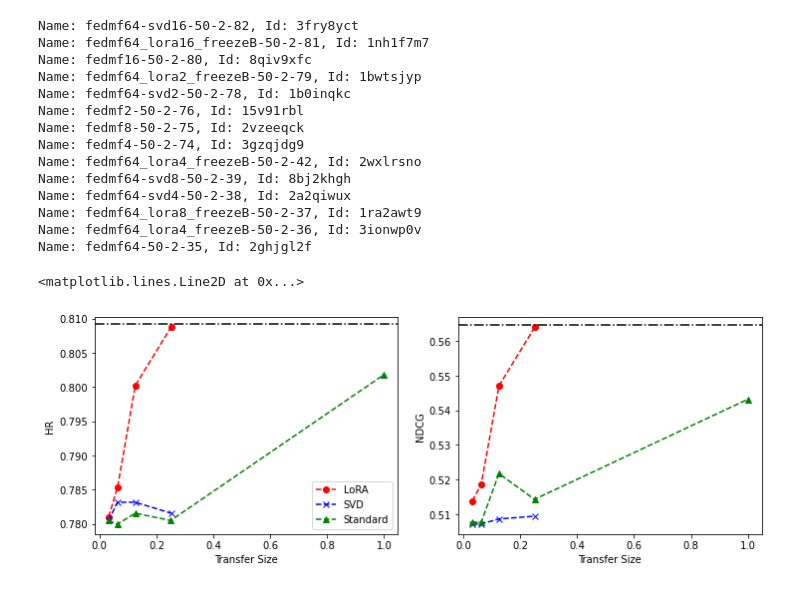
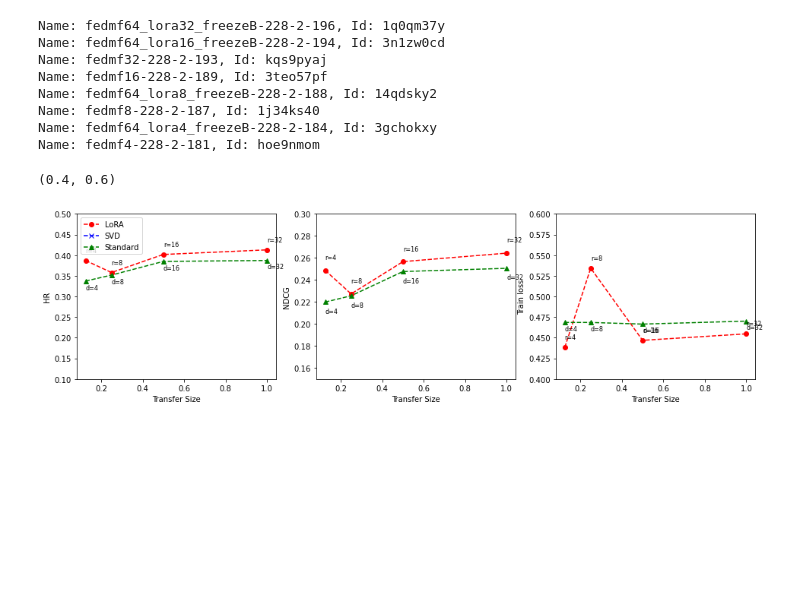
Before and after one commit to tienvu95/LoRA-FedRec, a Jupyter notebook: FedNCF/notebooks/WandbViz.ipynb, the cells around one changed output. Cells and saved outputs as stored; diff of their text form; code cells hidden in the pictures; blank space fills up the shorter version.

Commit message:
feat: standard training test

```diff
--- a/FedNCF/notebooks/WandbViz.ipynb
+++ b/FedNCF/notebooks/WandbViz.ipynb
@@ -26,6 +33,8 @@ update_numels = []
 all_HR = []
 all_NDCG = []
 all_loss = []
+
+histories = {}
 
 for run in runs:
     print("Name: {}, Id: {}".format(run.name, run.id))
@@ -38,23 +47,19 @@ for run in runs:
         svd_runs.append(run)
     else:
         normal_runs.append(run)
+        run.history()
     update_numels.append(run.summary['update_numel'])
-    all_HR.append(run.history()['HR'].max())
-    all_NDCG.append(run.history()['NDCG'].max())
-    all_loss.append(run.history()['train_loss'].min())
+    histories[run.name] = run.history()
+    # all_HR.append(run.history()['HR'].max())
+    # all_NDCG.append(run.history()['NDCG'].max())
+    # all_loss.append(run.history()['train_loss'].min())
 # %% [output]
-Name: fedmf64-svd16-50-2-82, Id: 3fry8yct
-Name: fedmf64_lora16_freezeB-50-2-81, Id: 1nh1f7m7
-Name: fedmf16-50-2-80, Id: 8qiv9xfc
-Name: fedmf64_lora2_freezeB-50-2-79, Id: 1bwtsjyp
-Name: fedmf64-svd2-50-2-78, Id: 1b0inqkc
-Name: fedmf2-50-2-76, Id: 15v91rbl
-Name: fedmf8-50-2-75, Id: 2vzeeqck
-Name: fedmf4-50-2-74, Id: 3gzqjdg9
-Name: fedmf64_lora4_freezeB-50-2-42, Id: 2wxlrsno
-Name: fedmf64-svd8-50-2-39, Id: 8bj2khgh
-Name: fedmf64-svd4-50-2-38, Id: 2a2qiwux
-Name: fedmf64_lora8_freezeB-50-2-37, Id: 1ra2awt9
-Name: fedmf64_lora4_freezeB-50-2-36, Id: 3ionwp0v
-Name: fedmf64-50-2-35, Id: 2ghjgl2f
+Name: fedmf64_lora32_freezeB-228-2-196, Id: 1q0qm37y
+Name: fedmf64_lora16_freezeB-228-2-194, Id: 3n1zw0cd
+Name: fedmf32-228-2-193, Id: kqs9pyaj
+Name: fedmf16-228-2-189, Id: 3teo57pf
+Name: fedmf64_lora8_freezeB-228-2-188, Id: 14qdsky2
+Name: fedmf8-228-2-187, Id: 1j34ks40
+Name: fedmf64_lora4_freezeB-228-2-184, Id: 3gchokxy
+Name: fedmf4-228-2-181, Id: hoe9nmom
 # %%
@@ -73,29 +92,32 @@ def scatter_plot(ax, runs, metric, label=None, marker='o', linestyle='dashed', c
     ax.plot(x, y, label=label, marker=marker, linestyle=linestyle, color=color)
 # %%
-fig, axes = plt.subplots(1, 2, figsize=(12, 4))
-scatter_plot(axes[0], lora_runs, 'HR', label='LoRA', marker='o', linestyle='dashed', color='red', rescale_x=max(update_numels))
-scatter_plot(axes[0], svd_runs, 'HR', label='SVD', marker='x', linestyle='dashed', color='blue', rescale_x=max(update_numels))
-scatter_plot(axes[0], normal_runs, 'HR', label='Standard', marker='^', linestyle='dashed', color='green', rescale_x=max(update_numels))
+fig, axes = plt.subplots(1, 3, figsize=(16, 4))
+scatter_plot(axes[0], lora_runs, 'HR', label='LoRA', marker='o', linestyle='dashed', color='red', rescale_x=max(update_numels), text_offset=0.02)
+scatter_plot(axes[0], svd_runs, 'HR', label='SVD', marker='x', linestyle='dashed', color='blue', rescale_x=max(update_numels), text_offset=0.02)
+scatter_plot(axes[0], normal_runs, 'HR', label='Standard', marker='^', linestyle='dashed', color='green', rescale_x=max(update_numels), text_offset=0.02)
 axes[0].set_xlabel('Transfer Size')
 axes[0].set_ylabel('HR')
 axes[0].legend()
-axes[0].axhline(y=max(all_HR), color='black', linestyle='-.')
+axes[0].set_ylim([0.1, 0.5])
+# axes[0].axhline(y=max(all_HR), color='black', linestyle='-.')
 
-scatter_plot(axes[1], lora_runs, 'NDCG', label='LoRA', marker='o', linestyle='dashed', color='red', rescale_x=max(update_numels))
-scatter_plot(axes[1], svd_runs, 'NDCG', label='SVD', marker='x', linestyle='dashed', color='blue', rescale_x=max(update_numels))
-scatter_plot(axes[1], normal_runs, 'NDCG', label='Standard', marker='^', linestyle='dashed', color='green', rescale_x=max(update_numels))
+scatter_plot(axes[1], lora_runs, 'NDCG', label='LoRA', marker='o', linestyle='dashed', color='red', rescale_x=max(update_numels), text_offset=0.01)
+scatter_plot(axes[1], svd_runs, 'NDCG', label='SVD', marker='x', linestyle='dashed', color='blue', rescale_x=max(update_numels), text_offset=0.01)
+scatter_plot(axes[1], normal_runs, 'NDCG', label='Standard', marker='^', linestyle='dashed', color='green', rescale_x=max(update_numels), text_offset=0.01)
 axes[1].set_xlabel('Transfer Size')
 axes[1].set_ylabel('NDCG')
-axes[1].axhline(y=max(all_NDCG), color='black', linestyle='-.')
+axes[1].set_ylim([0.15, 0.3])
+# axes[1].axhline(y=max(all_NDCG), color='black', linestyle='-.')
 
 
-# scatter_plot(axes[2], lora_runs, 'train_loss', label='LoRA', marker='o', linestyle='dashed', color='red', rescale_x=max(update_numels))
-# scatter_plot(axes[2], svd_runs, 'train_loss', label='SVD', marker='x', linestyle='dashed', color='blue', rescale_x=max(update_numels))
-# scatter_plot(axes[2], normal_runs, 'train_loss', label='Standard', marker='^', linestyle='dashed', color='green', rescale_x=max(update_numels))
-# axes[2].set_xlabel('Transfer Size')
-# axes[2].set_ylabel('Train loss')
+scatter_plot(axes[2], lora_runs, 'train_loss', label='LoRA', marker='o', linestyle='dashed', color='red', rescale_x=max(update_numels), min_value=True, text_offset=0.01)
+scatter_plot(axes[2], svd_runs, 'train_loss', label='SVD', marker='x', linestyle='dashed', color='blue', rescale_x=max(update_numels), min_value=True, text_offset=0.01)
+scatter_plot(axes[2], normal_runs, 'train_loss', label='Standard', marker='^', linestyle='dashed', color='green', rescale_x=max(update_numels), min_value=True, text_offset=0.01)
+axes[2].set_xlabel('Transfer Size')
+axes[2].set_ylabel('Train loss')
+axes[2].set_ylim([0.4, 0.6])
 # %% [output]
-<matplotlib.lines.Line2D at 0x...>
+(0.4, 0.6)
-[figure, old version]
+[figure, new version]
 # %%
 fig.savefig('lastfm_transfer_size_max_metric.pdf', bbox_inches='tight')
```
Also changed, not shown: parts of 2 cells of this notebook, 9 other files.
